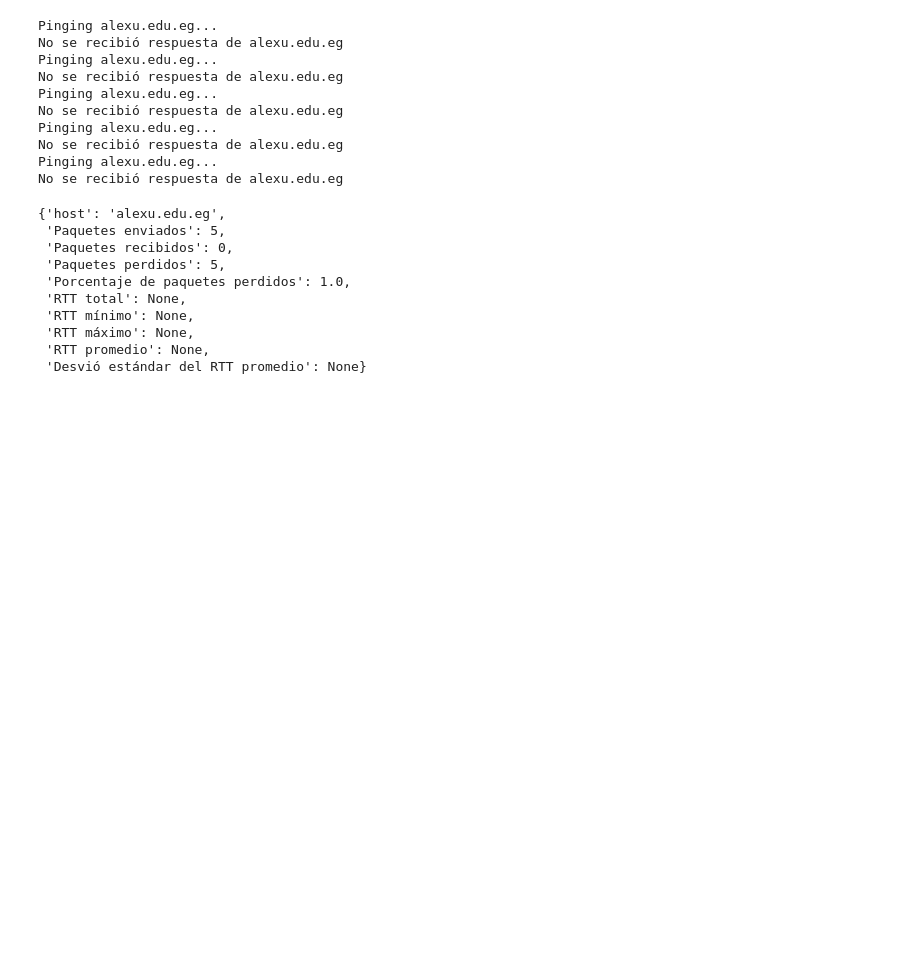
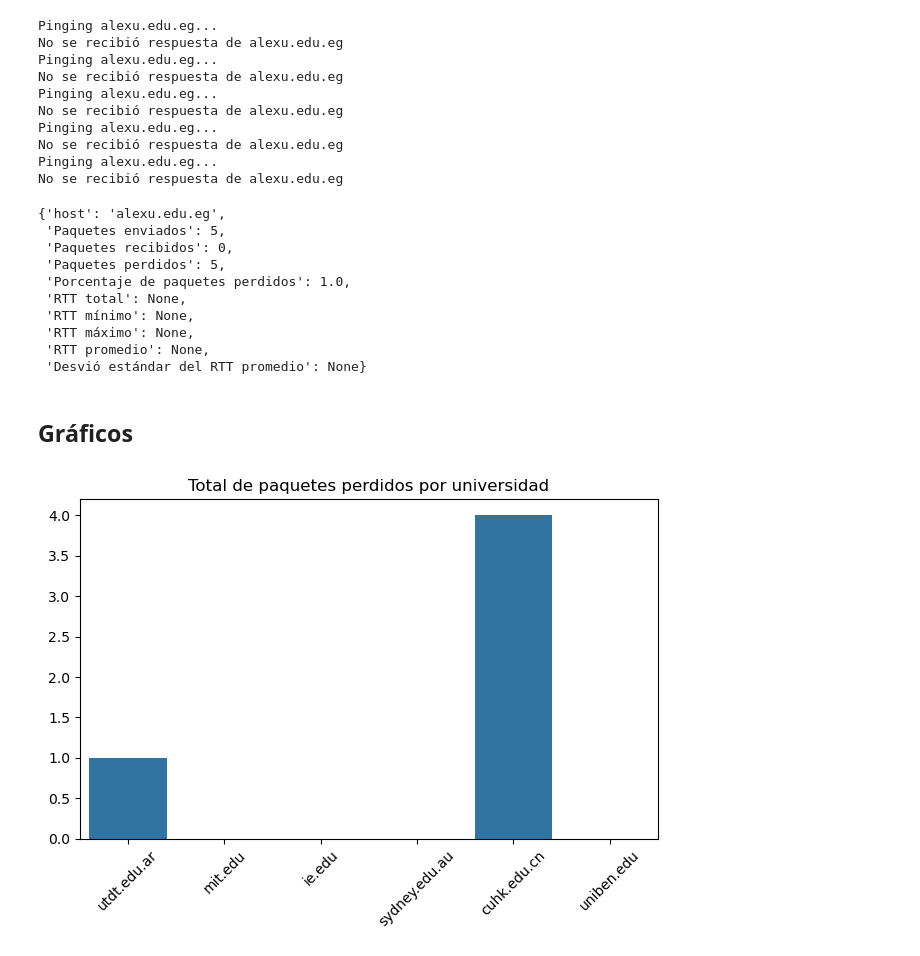
Before and after one commit to seremare9/TD4_tp, a Jupyter notebook: imp.ipynb, the cells around one changed output. Saved outputs shown, nothing was run; the diff lists cells and outputs as text; code cells hidden in the pictures; blank space fills up the shorter version.

```diff
--- a/imp.ipynb
+++ b/imp.ipynb
@@ -268,3 +272,17 @@ No se recibió respuesta de alexu.edu.eg
  'RTT máximo': None,
  'RTT promedio': None,
  'Desvió estándar del RTT promedio': None}
+# %% [markdown]
+## Gráficos
+# %%
+# Total de perdidos
+
+total_perdidos = {'utdt.edu.ar': 1, 'mit.edu': 0, 'ie.edu': 0, 'sydney.edu.au':0, 'cuhk.edu.cn': 4, 'uniben.edu': 0}
+
+sns.barplot(x=total_perdidos.keys(), y=total_perdidos.values())
+plt.title('Total de paquetes perdidos por universidad')
+plt.xticks(rotation=45)
+plt.tight_layout()
+plt.show()
+# %% [output]
+[figure, added]
```
Also changed, not shown: parts of 8 cells of this notebook.
